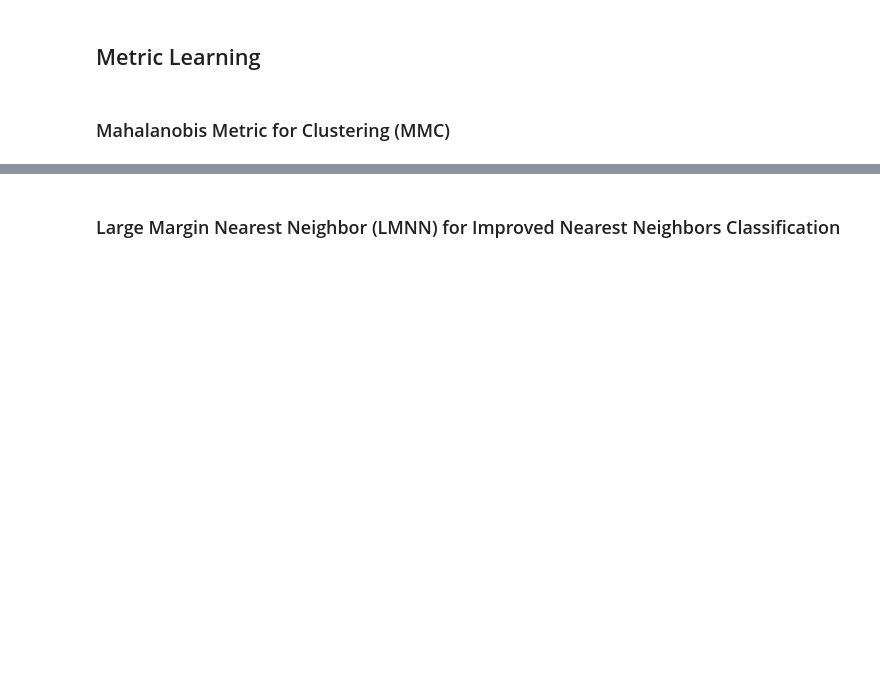
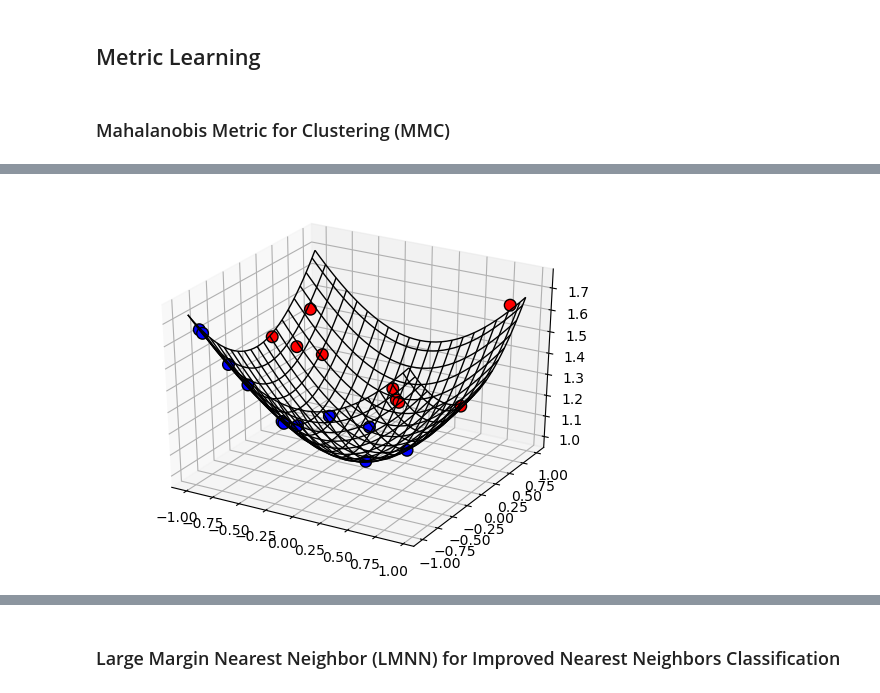
Before and after one commit to drewwilimitis/manifold-metric-learning, a Jupyter notebook: metric_learning.ipynb, the cells around one changed output, grey strips where cells are left out. Drawn from its saved outputs; the diff is of its cells as text; code cells hidden in the pictures; blank space fills up the shorter version.

```diff
--- a/metric_learning.ipynb
+++ b/metric_learning.ipynb
@@ -338,0 +395,12 @@ $$
+# %%
+Q0_mfd = np.eye(2)
+L = Q0_mfd
+sample = np.array([np.random.uniform(-1, 1, 20), np.random.uniform(-1, 1, 20)]).T
+tmp_labels = [int(x) for x in sample[:,1] < 0]
+B = sample
+
+mfd_res_Powell = minimize(mmc_loss, Q0_mfd,
+                          args=(sample, tmp_labels, hyperboloid_map, integrand_hyperboloid),
+                          method='Powell', options={'disp': True, 'maxfev': 50})
+
+L_new = mfd_res_Powell.x.reshape(2,2)
@@ -338,0 +409,21 @@ $$
+# %%
+from mpl_toolkits.mplot3d import Axes3D
+fig=plt.figure()
+ax = fig.add_subplot(1, 1, 1, projection='3d')
+hyp_pts = []
+for s in sample:
+    hyp_pts.append(hyperboloid_map(s))
+hyp_pts = np.array(hyp_pts)
+colors = ['red', 'blue']
+ax.scatter(hyp_pts[:,0], hyp_pts[:,1], hyp_pts[:,2],
+           c=[colors[x] for x in tmp_labels], s=70, edgecolor='black', alpha=1)
+X = np.arange(-1, 1, 0.05)
+Y = np.arange(-1, 1, 0.05)
+X, Y = np.meshgrid(X, Y)
+
+Z = np.sqrt(X**2 + Y**2 + 1)
+
+surf = ax.plot_wireframe(X, Y, Z, rstride=2, cstride=2, linewidth=1, edgecolor='black')
+plt.show();
+# %% [output]
+[figure, added]
```
Also changed, not shown: parts of 11 cells of this notebook.
